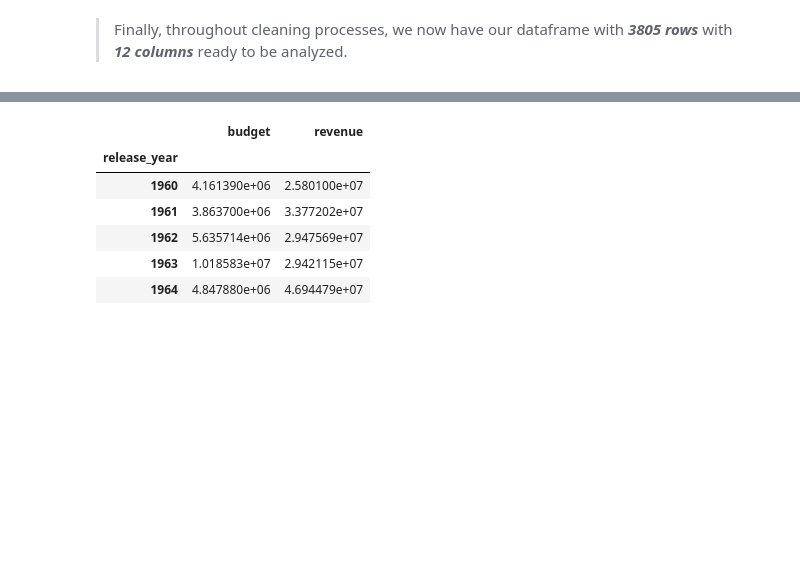
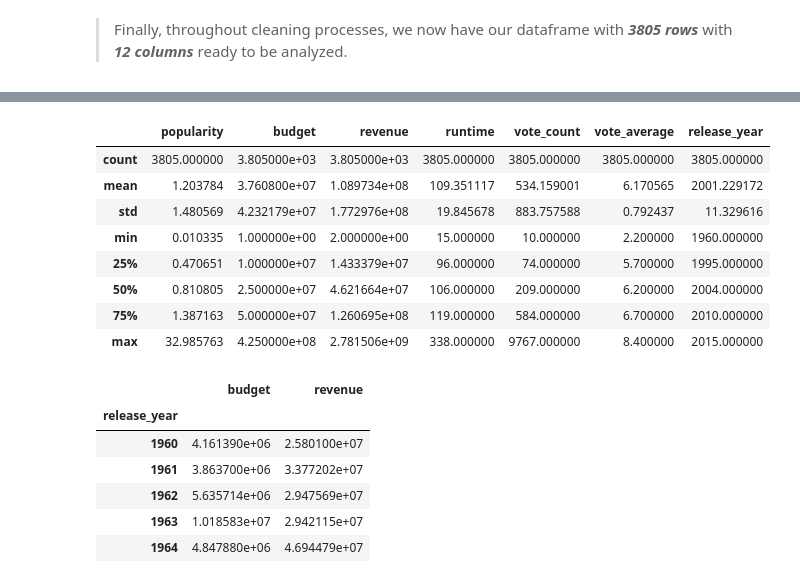
Before and after one commit to Steve-Choi/DAND, a Jupyter notebook: tmdb_project.ipynb, the cells around one changed output, grey strips where cells are left out. Saved outputs shown, nothing was run; the diff lists cells and outputs as text; code cells hidden in the pictures; blank space fills up the shorter version.

```diff
--- a/tmdb_project.ipynb
+++ b/tmdb_project.ipynb
@@ -285,3 +301,15 @@ a.idxmax(), a.max()
+# %%
+df.describe()
+# %% [output]
+|  | popularity | budget | revenue | runtime | vote_count | vote_average | release_year |
+| count | 3805.000000 | 3.805000e+03 | 3.805000e+03 | 3805.000000 | 3805.000000 | 3805.000000 | 3805.000000 |
+| mean | 1.203784 | 3.760800e+07 | 1.089734e+08 | 109.351117 | 534.159001 | 6.170565 | 2001.229172 |
+| std | 1.480569 | 4.232179e+07 | 1.772976e+08 | 19.845678 | 883.757588 | 0.792437 | 11.329616 |
+| min | 0.010335 | 1.000000e+00 | 2.000000e+00 | 15.000000 | 10.000000 | 2.200000 | 1960.000000 |
+| 25% | 0.470651 | 1.000000e+07 | 1.433379e+07 | 96.000000 | 74.000000 | 5.700000 | 1995.000000 |
+| 50% | 0.810805 | 2.500000e+07 | 4.621664e+07 | 106.000000 | 209.000000 | 6.200000 | 2004.000000 |
+| 75% | 1.387163 | 5.000000e+07 | 1.260695e+08 | 119.000000 | 584.000000 | 6.700000 | 2010.000000 |
+| max | 32.985763 | 4.250000e+08 | 2.781506e+09 | 338.000000 | 9767.000000 | 8.400000 | 2015.000000 |
 # %%
 df1 = df[['budget', 'revenue', 'release_year']]
 df1_mean = df1.groupby('release_year').mean()
```
Also changed, not shown: parts of 11 cells of this notebook.
